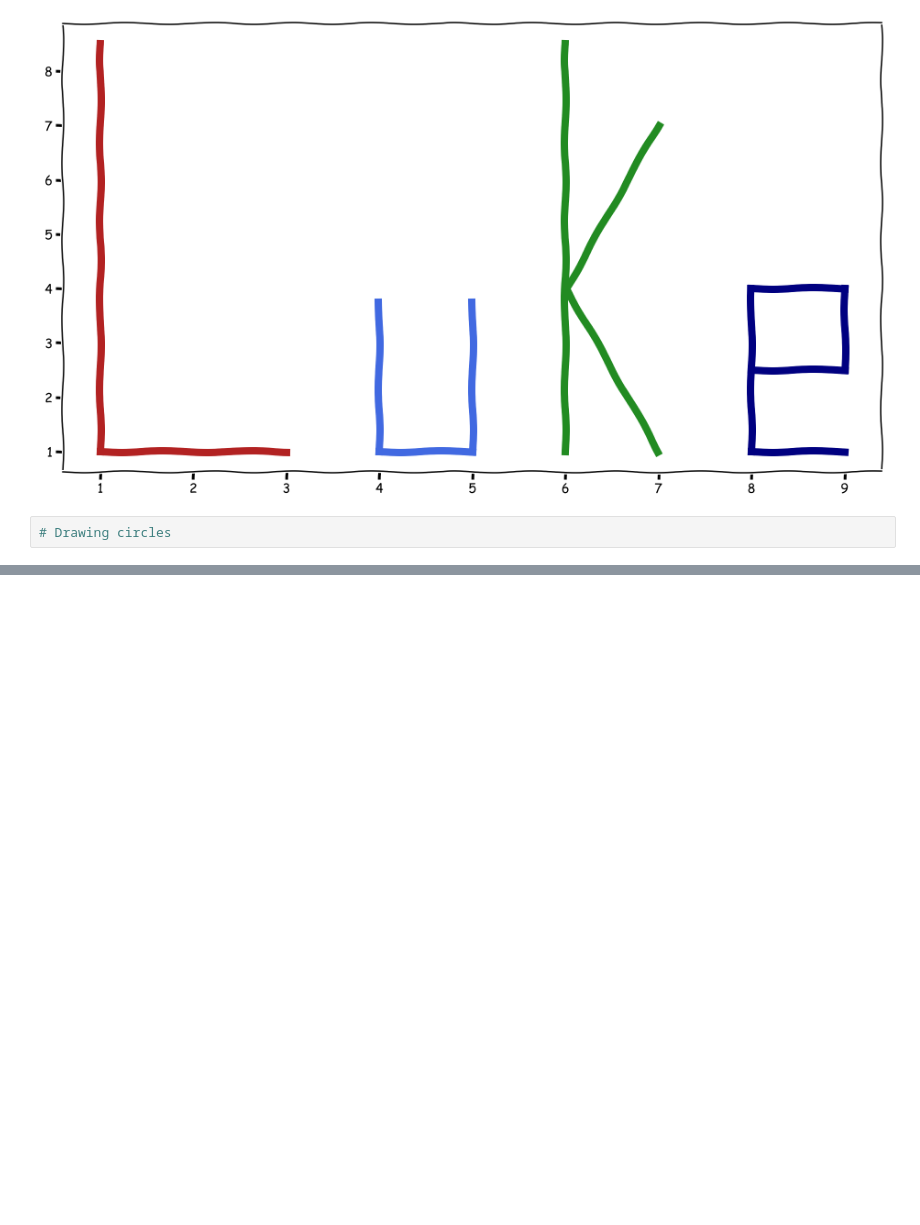
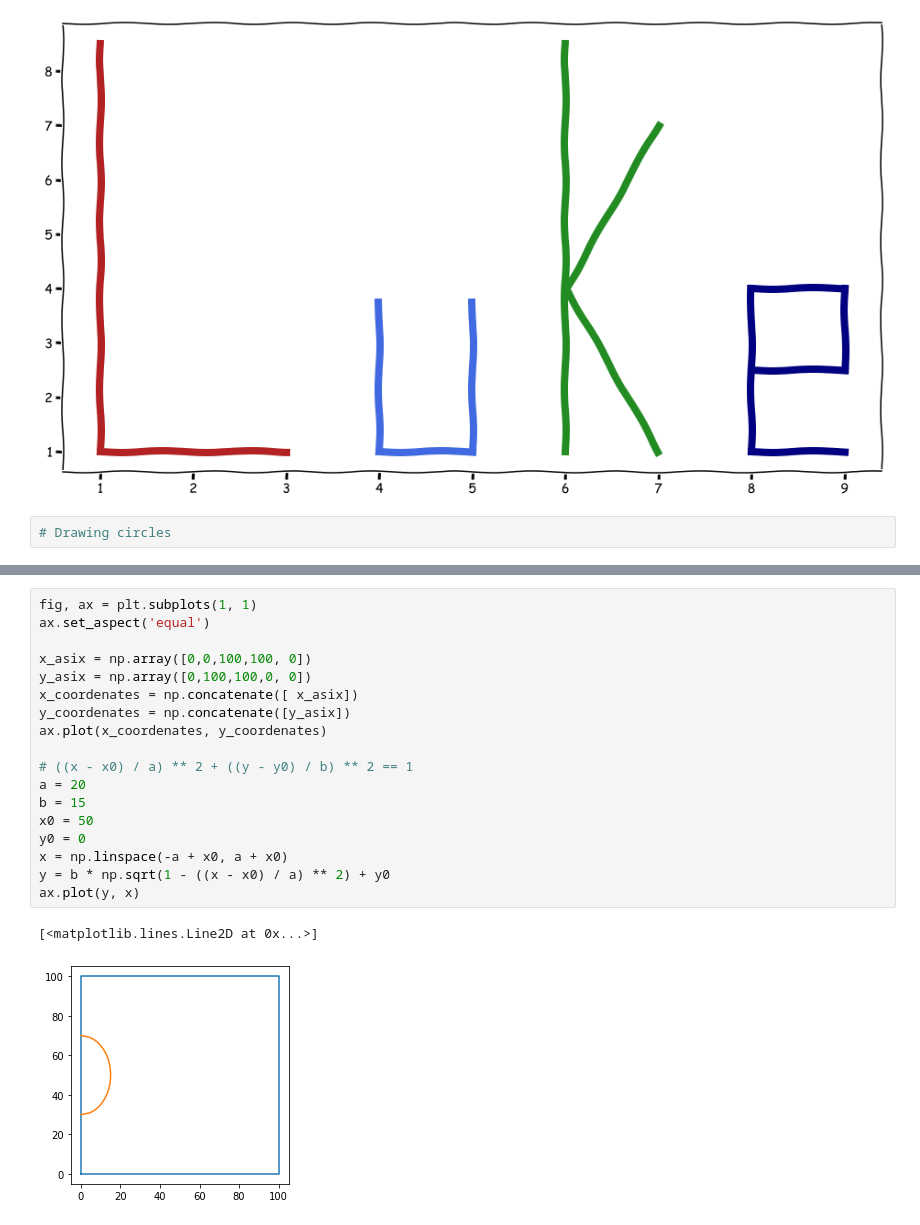
Before and after one commit to lukewbecker/numpy-pandas-visualization-exercises, a Jupyter notebook: big_o_notation.ipynb, the cells around one changed output, grey strips where cells are left out. Cells and saved outputs as stored; diff of their text form; blank space fills up the shorter version.

```diff
--- a/big_o_notation.ipynb
+++ b/big_o_notation.ipynb
@@ -249,0 +239,21 @@ plt.show()
+# %%
+fig, ax = plt.subplots(1, 1)
+ax.set_aspect('equal')
+
+x_asix = np.array([0,0,100,100, 0])
+y_asix = np.array([0,100,100,0, 0])
+x_coordenates = np.concatenate([ x_asix])
+y_coordenates = np.concatenate([y_asix])
+ax.plot(x_coordenates, y_coordenates)
+
+# ((x - x0) / a) ** 2 + ((y - y0) / b) ** 2 == 1
+a = 20
+b = 15
+x0 = 50
+y0 = 0
+x = np.linspace(-a + x0, a + x0)
+y = b * np.sqrt(1 - ((x - x0) / a) ** 2) + y0
+ax.plot(y, x)
+# %% [output]
+[<matplotlib.lines.Line2D at 0x...>]
+[figure, added]
```
Also changed, not shown: parts of 4 cells of this notebook.
